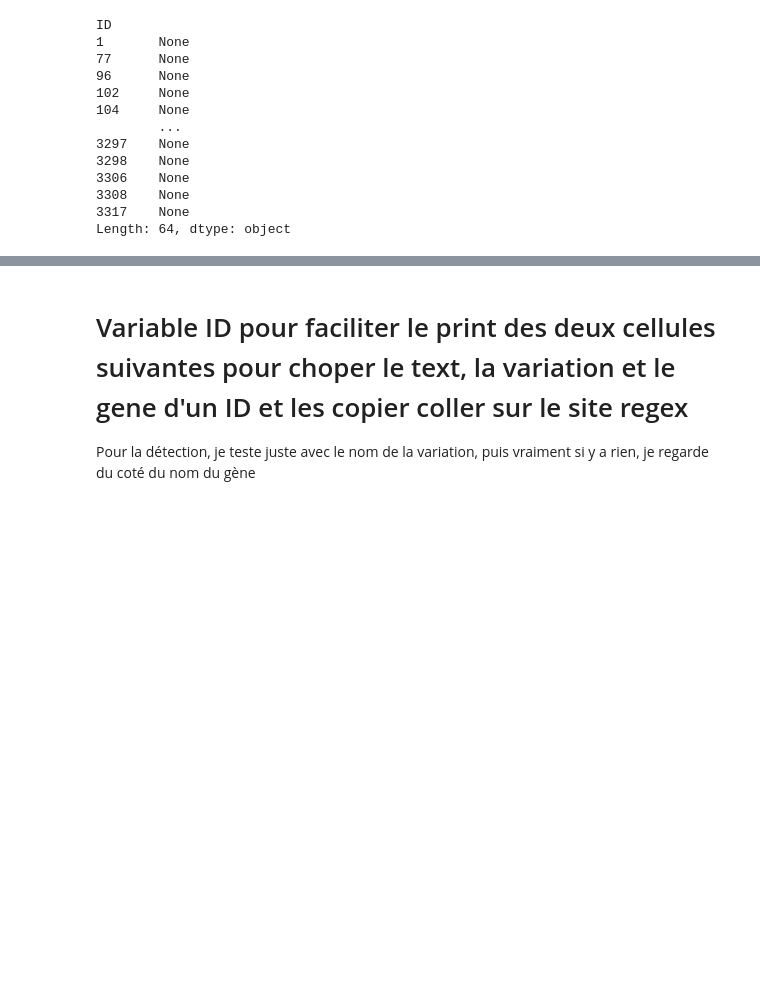
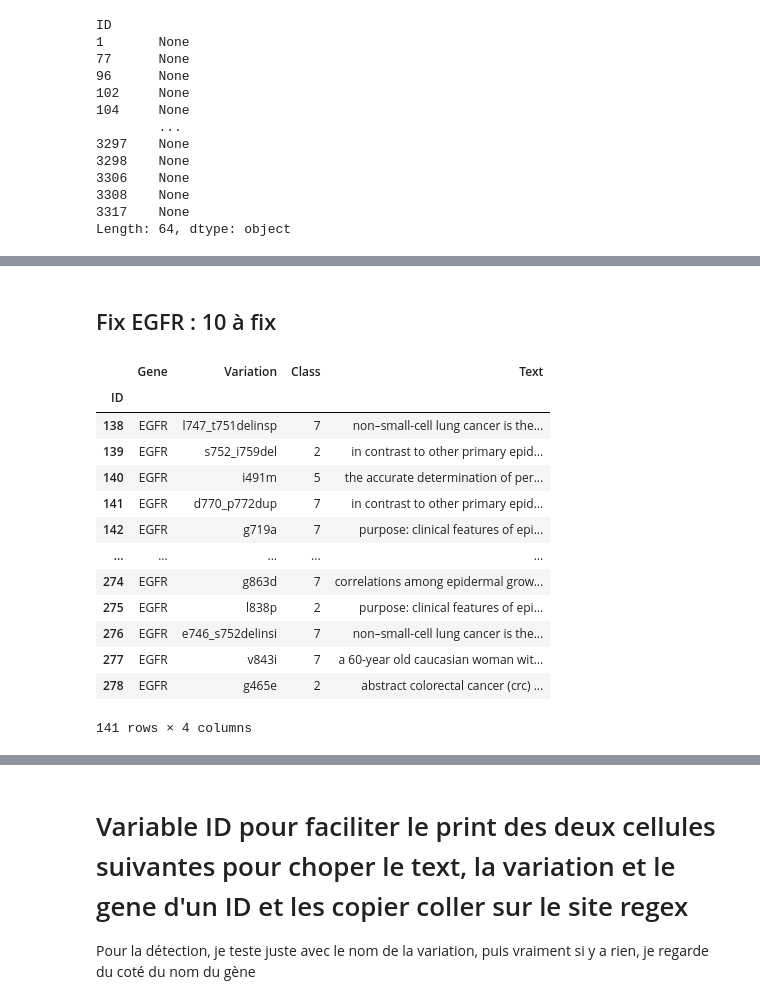
Before and after one commit to Chabname/RAPMC, a Jupyter notebook: notebook/Cancer_deep_learning.ipynb, the cells around one changed output, grey strips where cells are left out. Cells and saved outputs as stored; diff of their text form; code cells hidden in the pictures; blank space fills up the shorter version.

```diff
--- a/notebook/Cancer_deep_learning.ipynb
+++ b/notebook/Cancer_deep_learning.ipynb
@@ -499,0 +538,20 @@ Length: 64, dtype: object
+# %% [markdown]
+## Fix EGFR : 10 à fix
+# %%
+egfr_gene = concatenate_data[concatenate_data["Gene"] == "EGFR"]
+egfr_gene
+# %% [output]
+|  | Gene | Variation | Class | Text |
+| ID |  |  |  |  |
+| 138 | EGFR | l747_t751delinsp | 7 | non–small-cell lung cancer is the... |
+| 139 | EGFR | s752_i759del | 2 | in contrast to other primary epid... |
+| 140 | EGFR | i491m | 5 | the accurate determination of per... |
+| 141 | EGFR | d770_p772dup | 7 | in contrast to other primary epid... |
+| 142 | EGFR | g719a | 7 | purpose: clinical features of epi... |
+| ... | ... | ... | ... | ... |
+| 274 | EGFR | g863d | 7 | correlations among epidermal grow... |
+| 275 | EGFR | l838p | 2 | purpose: clinical features of epi... |
+| 276 | EGFR | e746_s752delinsi | 7 | non–small-cell lung cancer is the... |
+| 277 | EGFR | v843i | 7 | a 60-year old caucasian woman wit... |
+| 278 | EGFR | g465e | 2 | abstract colorectal cancer (crc) ... |
+141 rows × 4 columns
```
Also changed, not shown: parts of 14 cells of this notebook.
